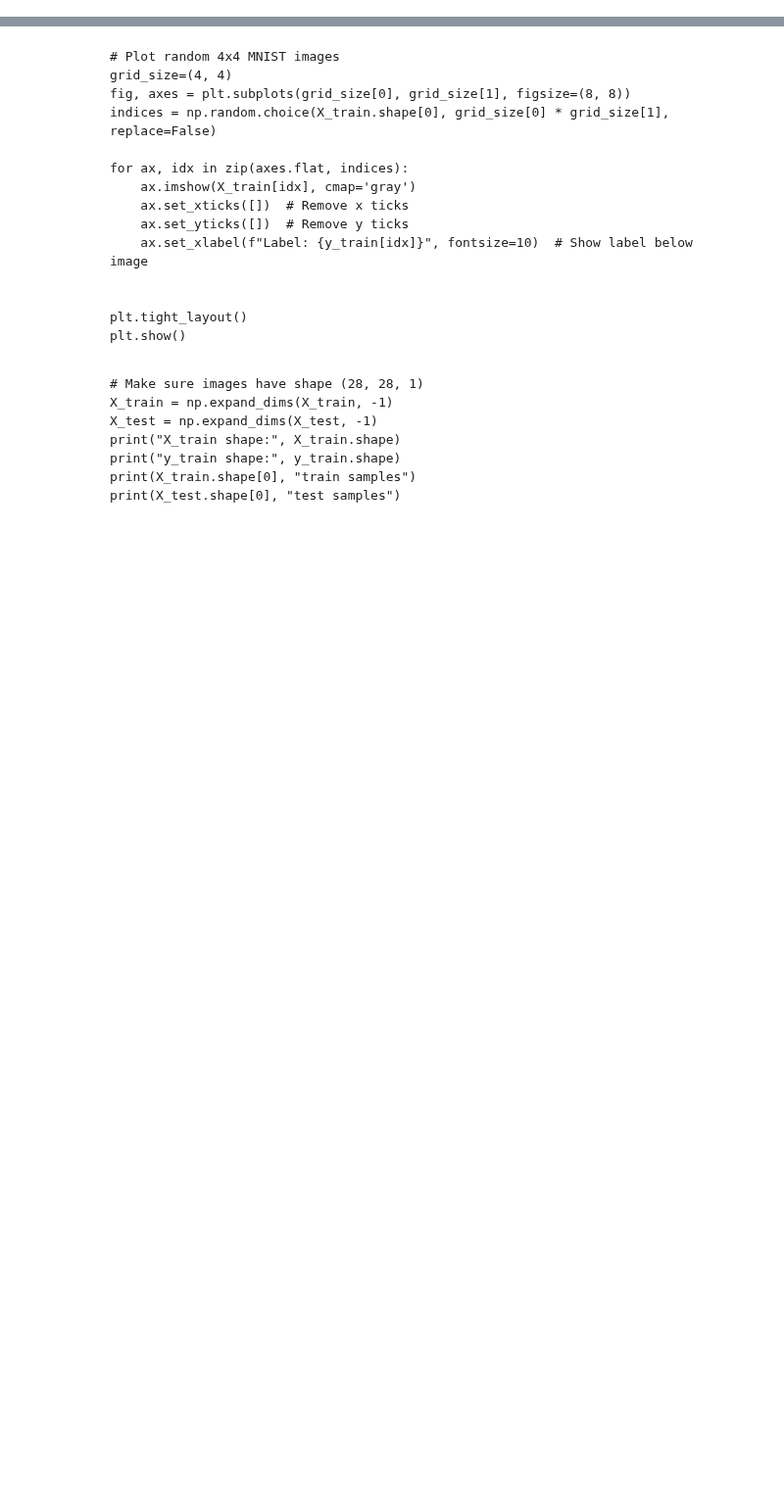
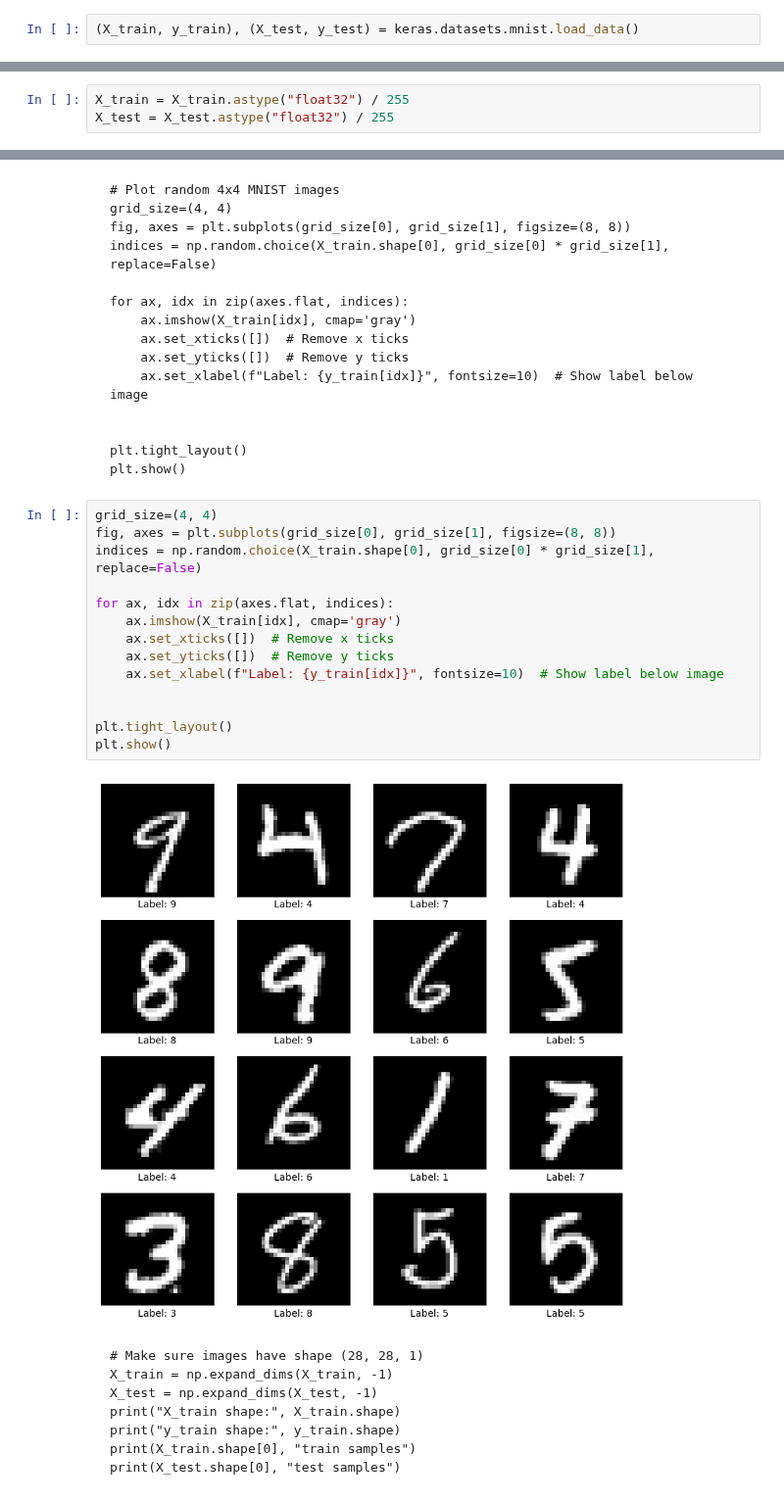
Before and after one commit to dornercr/INFO371, a Jupyter notebook: INFO371_week8_NN_image_classification_allMarkdown.ipynb, the cells around one changed output, grey strips where cells are left out. Shown at 98% size. Cells and saved outputs as stored; diff of their text form; blank space fills up the shorter version.

````diff
--- a/INFO371_week8_NN_image_classification_allMarkdown.ipynb
+++ b/INFO371_week8_NN_image_classification_allMarkdown.ipynb
@@ -228,3 +304,5 @@ import matplotlib.pyplot as plt
  # Load the data and split it between train and test sets
 (X_train, y_train), (X_test, y_test) = keras.datasets.mnist.load_data()
 ```
+# %%
+(X_train, y_train), (X_test, y_test) = keras.datasets.mnist.load_data()
@@ -242,6 +331,9 @@ X_train[0].min(), X_train[0].max()
 X_train = X_train.astype("float32") / 255
 X_test = X_test.astype("float32") / 255
 ```
+# %%
+X_train = X_train.astype("float32") / 255
+X_test = X_test.astype("float32") / 255
 # %% [markdown]
 ```
 X_train[0].min(), X_train[0].max()
@@ -263,6 +361,22 @@ for ax, idx in zip(axes.flat, indices):
 plt.tight_layout()
 plt.show()
 ```
+# %%
+grid_size=(4, 4)
+fig, axes = plt.subplots(grid_size[0], grid_size[1], figsize=(8, 8))
+indices = np.random.choice(X_train.shape[0], grid_size[0] * grid_size[1], replace=False)
+
+for ax, idx in zip(axes.flat, indices):
+    ax.imshow(X_train[idx], cmap='gray')
+    ax.set_xticks([])  # Remove x ticks
+    ax.set_yticks([])  # Remove y ticks
+    ax.set_xlabel(f"Label: {y_train[idx]}", fontsize=10)  # Show label below image
+
+
+plt.tight_layout()
+plt.show()
+# %% [output]
+[figure, added]
 # %% [markdown]
 ```
 # Make sure images have shape (28, 28, 1)
````
Also changed, not shown: parts of 30 cells of this notebook.
